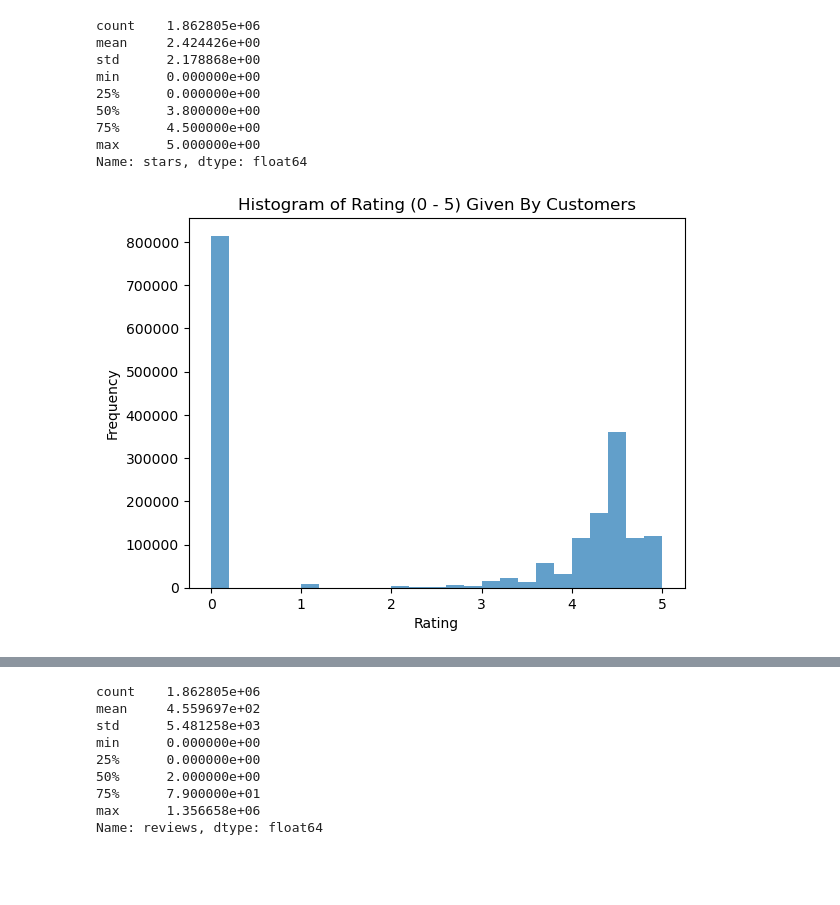
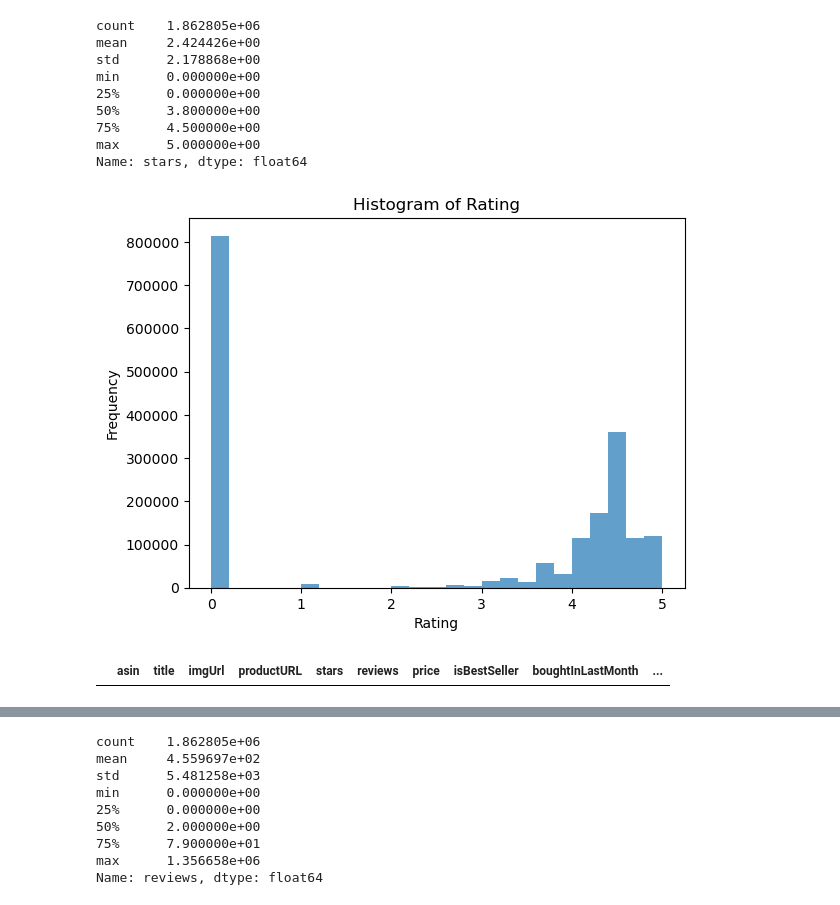
Before and after one commit to KenImade/gift_recommender, a Jupyter notebook: data/notebooks/eda.ipynb, the cells around one changed output, grey strips where cells are left out. Drawn from its saved outputs; the diff is of its cells as text; code cells hidden in the pictures; blank space fills up the shorter version.

```diff
--- a/data/notebooks/eda.ipynb
+++ b/data/notebooks/eda.ipynb
@@ -367,15 +367,20 @@ Name: stars, dtype: float64
 # %%
 plt.hist(df5['stars'], bins=25, alpha=0.7)
 
 # Adding titles and labels
-plt.title('Histogram of Rating (0 - 5) Given By Customers')
+plt.title('Histogram of Rating')
 plt.xlabel('Rating')
 plt.ylabel('Frequency')
 
 # Displaying the plot
 plt.show()
 # %% [output]
-[figure, old version]
+[figure, new version]
+# %%
+# making sure that zero values in ratings are not actual zeros given by users
+df5[(df5['stars'] == 0) & (df5['reviews'] != 0)]
+# %% [output]
+|  | asin | title | imgUrl | productURL | stars | reviews | price | isBestSeller | boughtInLastMonth | ... |
 # %%
 df5[df5['reviews'] >= 1356658]
 # %% [output]
```
Also changed, not shown: 1 other file.
